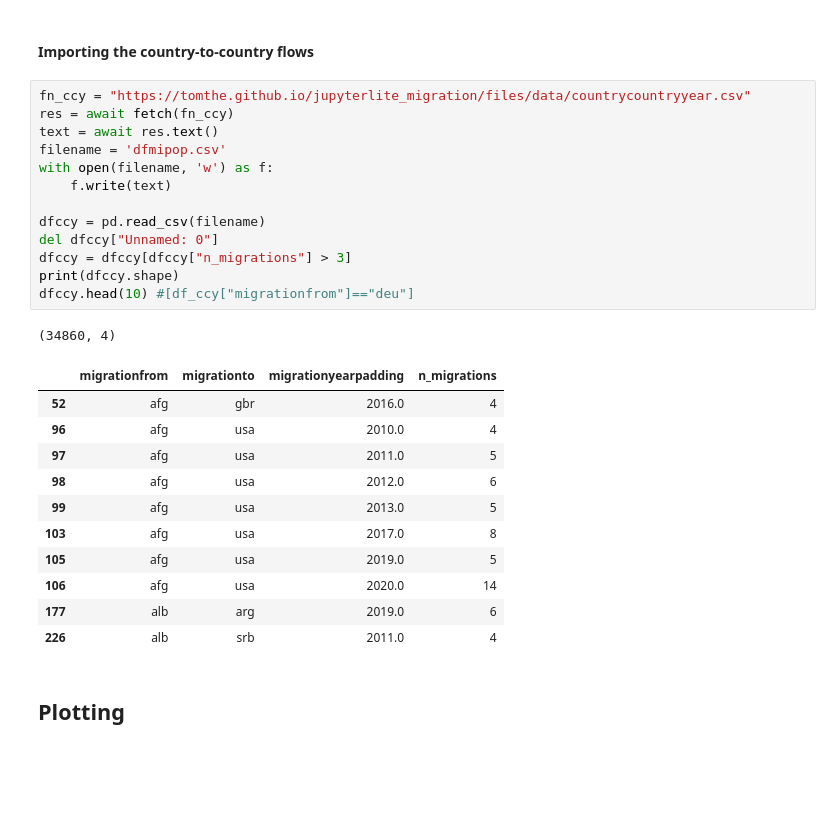
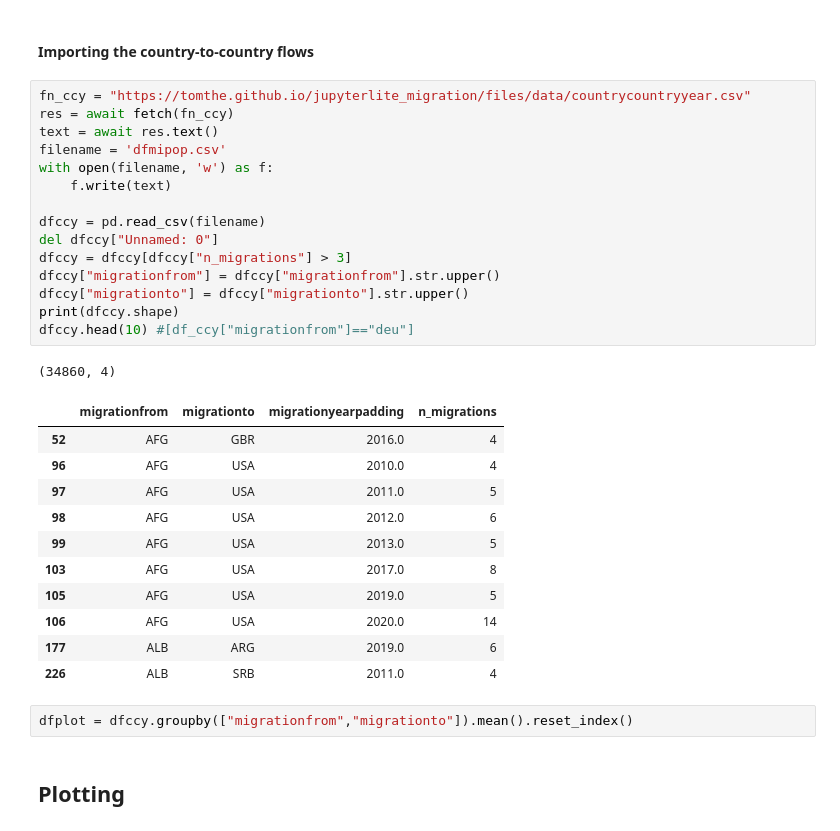
Before and after one commit to tomthe/jupyterlite_migration, a Jupyter notebook: files/scholarly-migration.ipynb, the cells around one changed output. Cells and saved outputs as stored; diff of their text form; blank space fills up the shorter version.

Commit message:
Deploying to gh-pages from @ tomthe/jupyterlite_migration@787f0e2c379c568b4eba6f62271478d088c87319 🚀

```diff
--- a/files/scholarly-migration.ipynb
+++ b/files/scholarly-migration.ipynb
@@ -47,29 +48,33 @@ dfc[df_migration["countrycode"]=="deu"]
 # %%
 fn_ccy = "https://tomthe.github.io/jupyterlite_migration/files/data/countrycountryyear.csv"
 res = await fetch(fn_ccy)
 text = await res.text()
 filename = 'dfmipop.csv'
 with open(filename, 'w') as f:
     f.write(text)
 
 dfccy = pd.read_csv(filename)
 del dfccy["Unnamed: 0"]
 dfccy = dfccy[dfccy["n_migrations"] > 3]
+dfccy["migrationfrom"] = dfccy["migrationfrom"].str.upper()
+dfccy["migrationto"] = dfccy["migrationto"].str.upper()
 print(dfccy.shape)
 dfccy.head(10) #[df_ccy["migrationfrom"]=="deu"]
 # %% [output]
 (34860, 4)
 |  | migrationfrom | migrationto | migrationyearpadding | n_migrations |
-| 52 | afg | gbr | 2016.0 | 4 |
-| 96 | afg | usa | 2010.0 | 4 |
-| 97 | afg | usa | 2011.0 | 5 |
-| 98 | afg | usa | 2012.0 | 6 |
-| 99 | afg | usa | 2013.0 | 5 |
-| 103 | afg | usa | 2017.0 | 8 |
-| 105 | afg | usa | 2019.0 | 5 |
-| 106 | afg | usa | 2020.0 | 14 |
-| 177 | alb | arg | 2019.0 | 6 |
-| 226 | alb | srb | 2011.0 | 4 |
+| 52 | AFG | GBR | 2016.0 | 4 |
+| 96 | AFG | USA | 2010.0 | 4 |
+| 97 | AFG | USA | 2011.0 | 5 |
+| 98 | AFG | USA | 2012.0 | 6 |
+| 99 | AFG | USA | 2013.0 | 5 |
+| 103 | AFG | USA | 2017.0 | 8 |
+| 105 | AFG | USA | 2019.0 | 5 |
+| 106 | AFG | USA | 2020.0 | 14 |
+| 177 | ALB | ARG | 2019.0 | 6 |
+| 226 | ALB | SRB | 2011.0 | 4 |
+# %%
+dfplot = dfccy.groupby(["migrationfrom","migrationto"]).mean().reset_index()
 # %% [markdown]
 ## Plotting
 # %%
```
Also changed, not shown: parts of 6 cells of this notebook, 2 other files.
